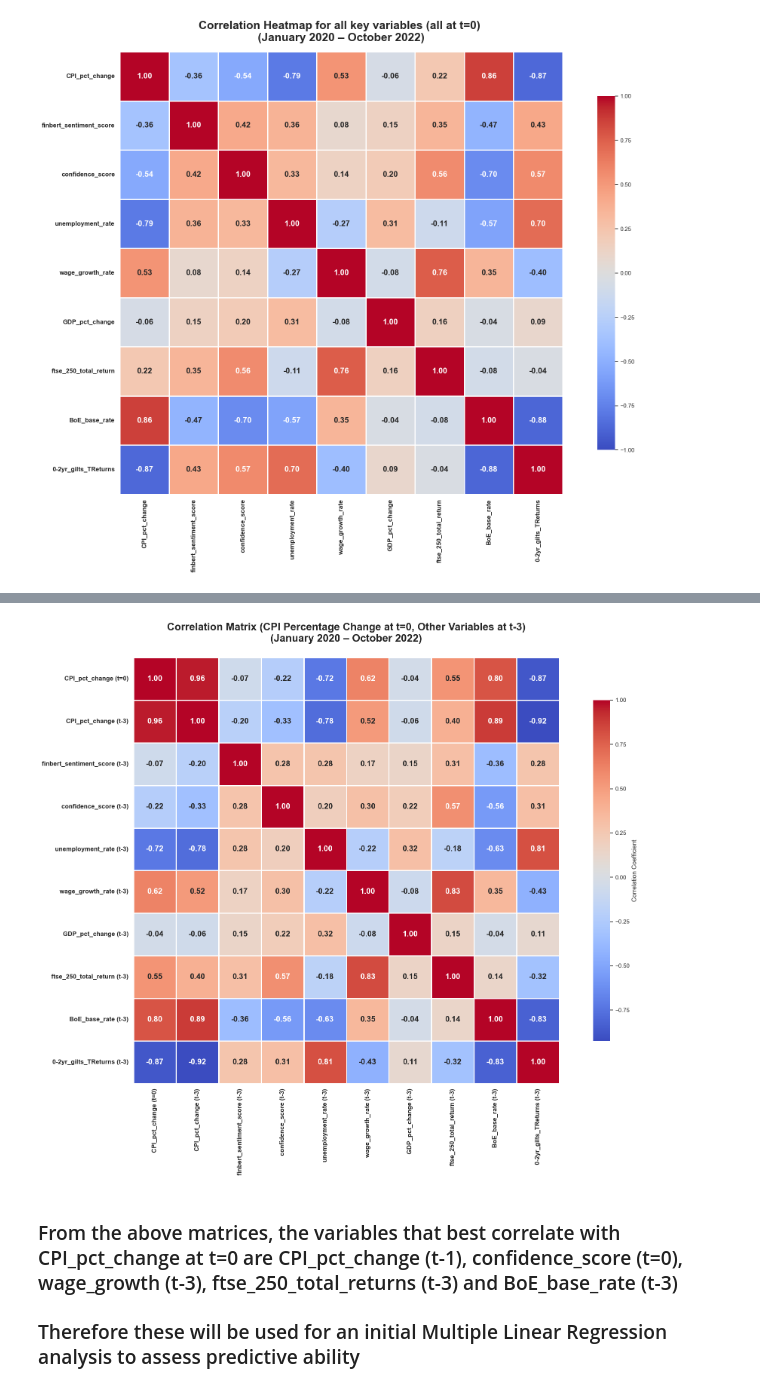
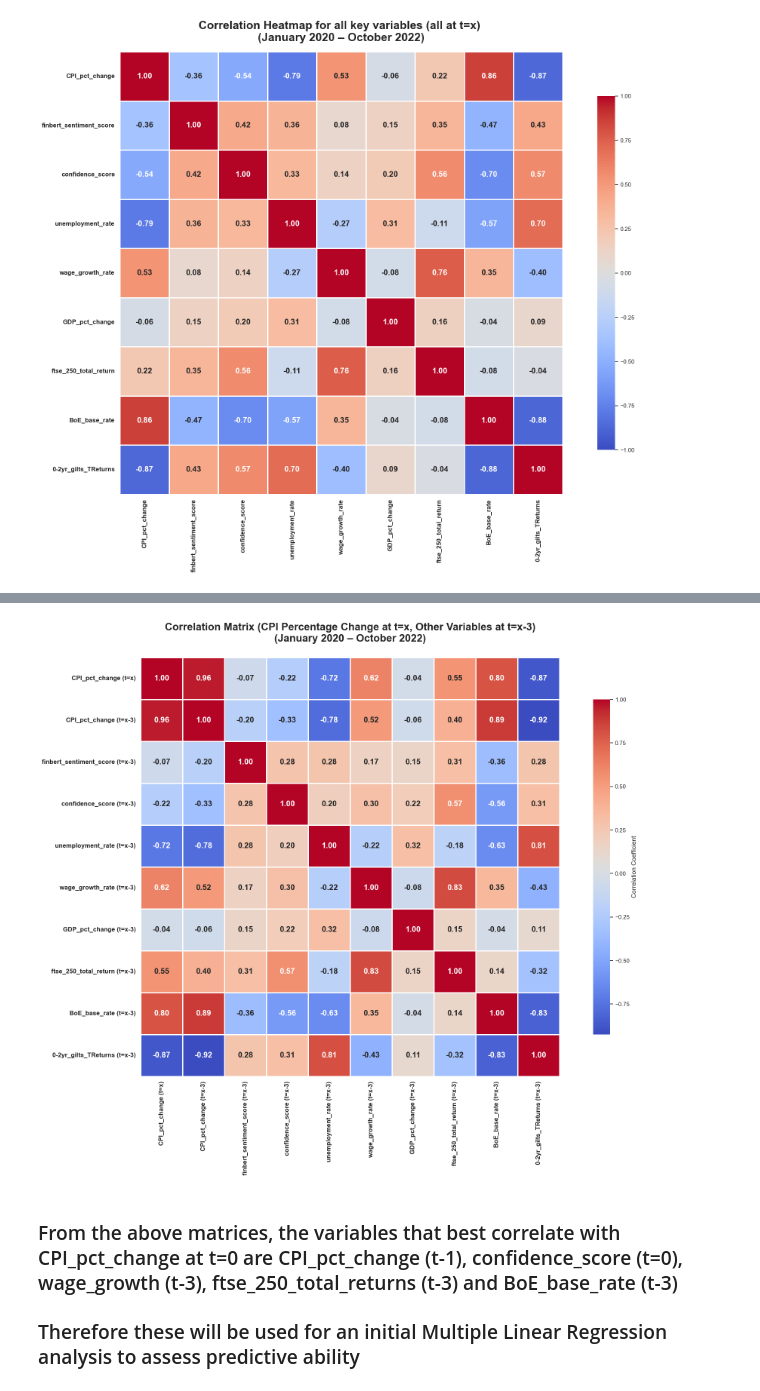
Before and after one commit to gamzebb/group-project, a Jupyter notebook: Inflation (CPI) analysis - sentiment, correlation, predictions (2020-22).ipynb, the cells around one changed output, grey strips where cells are left out. Drawn from its saved outputs; the diff is of its cells as text; code cells hidden in the pictures.

```diff
--- a/Inflation (CPI) analysis - sentiment, correlation, predictions (2020-22).ipynb
+++ b/Inflation (CPI) analysis - sentiment, correlation, predictions (2020-22).ipynb
@@ -449,12 +449,12 @@ columns_of_interest = [ 'CPI_pct_change', 'finbert_sentiment_score', 'confidence
 
 # Create correlation DataFrame
 correlation_df = filtered_df[['CPI_pct_change']].copy()  # CPI pct change at time t
-correlation_df.rename(columns={'CPI_pct_change': 'CPI_pct_change (t=0)'}, inplace=True)
+correlation_df.rename(columns={'CPI_pct_change': 'CPI_pct_change (t=x)'}, inplace=True)
 
 # Add t+1 (1 month lag) for all other variables
 for col in columns_of_interest:
     if col in filtered_df.columns:
-        correlation_df[f"{col} (t-1)"] = filtered_df[col].shift(1)
+        correlation_df[f"{col} (t=x-1)"] = filtered_df[col].shift(1)
 
 #Drop missing values from lagging
 correlation_df.dropna(inplace=True)
@@ -479,7 +479,7 @@ heatmap = sns.heatmap(
 )
 
 plt.title(
-    "Correlation Matrix (CPI Percentage Change at t=0, Other Variables at t-1)\n(January 2020 – October 2022)",
+    "Correlation Matrix (CPI Percentage Change at t=x, Other Variables at t=x-1)\n(January 2020 – October 2022)",
     fontsize=20,
     fontweight='bold',
     pad=30
@@ -507,12 +507,12 @@ columns_of_interest = [ 'CPI_pct_change', 'finbert_sentiment_score', 'confidence
 
 # Create correlation DataFrame
 correlation_df = filtered_df[['CPI_pct_change']].copy()  # CPI pct change at time t
-correlation_df.rename(columns={'CPI_pct_change': 'CPI_pct_change (t=0)'}, inplace=True)
+correlation_df.rename(columns={'CPI_pct_change': 'CPI_pct_change (t=x)'}, inplace=True)
 
 # Add t+2 (2 months lag) for all other variables
 for col in columns_of_interest:
     if col in filtered_df.columns:
-        correlation_df[f"{col} (t-2)"] = filtered_df[col].shift(2)
+        correlation_df[f"{col} (t=x-2)"] = filtered_df[col].shift(2)
 
 #Drop missing values from lagging
 correlation_df.dropna(inplace=True)
@@ -537,7 +537,7 @@ heatmap = sns.heatmap(
 )
 
 plt.title(
-    "Correlation Matrix (CPI Percentage Change at t=0, Other Variables at t-2)\n(January 2020 – October 2022)",
+    "Correlation Matrix (CPI Percentage Change at t=x, Other Variables at t=x-2)\n(January 2020 – October 2022)",
     fontsize=20,
     fontweight='bold',
     pad=30
@@ -565,47 +565,47 @@ columns_of_interest = [ 'CPI_pct_change', 'finbert_sentiment_score', 'confidence
 
 # Create correlation DataFrame
 correlation_df = filtered_df[['CPI_pct_change']].copy()  # CPI pct change at time t
-correlation_df.rename(columns={'CPI_pct_change': 'CPI_pct_change (t=0)'}, inplace=True)
+correlation_df.rename(columns={'CPI_pct_change': 'CPI_pct_change (t=x)'}, inplace=True)
 
 # Add t+3 (3 months lag) for all other variables
 for col in columns_of_interest:
     if col in filtered_df.columns:
-        correlation_df[f"{col} (t-3)"] = filtered_df[col].shift(3)
+        correlation_df[f"{col} (t=x-3)"] = filtered_df[col].shift(3)
 
 #Drop missing values from lagging
 correlation_df.dropna(inplace=True)
 
 # Compute correlation matrix
 correlation_matrix = correlation_df.corr()
 
 #Plot the heatmap
 plt.figure(figsize=(20, 15))
 sns.set(style="white")
 
 heatmap = sns.heatmap(
     correlation_matrix,
     cmap="coolwarm",
     annot=True,
     fmt=".2f",
     annot_kws={"size": 15, "weight": "bold"},
     linewidths=1,
     linecolor='white',
     square=True,
     cbar_kws={'shrink': 0.8, 'label': 'Correlation Coefficient'},
 )
 
 plt.title(
-    "Correlation Matrix (CPI Percentage Change at t=0, Other Variables at t-3)\n(January 2020 – October 2022)",
+    "Correlation Matrix (CPI Percentage Change at t=x, Other Variables at t=x-3)\n(January 2020 – October 2022)",
     fontsize=20,
     fontweight='bold',
     pad=30
 )
 plt.xticks(fontsize=12, weight='bold')
 plt.yticks(rotation=0, fontsize=12, weight='bold')
 plt.tight_layout()
 plt.show()
 # %% [output]
-[figure, old version]
+[figure, new version]
 # %% [markdown]
 ### From the above matrices, the variables that best correlate with CPI_pct_change at t=0 are CPI_pct_change (t-1), confidence_score (t=0), wage_growth (t-3), ftse_250_total_returns (t-3) and BoE_base_rate (t-3)
 
```
Also changed, not shown: parts of 26 cells of this notebook, 1 other file.
